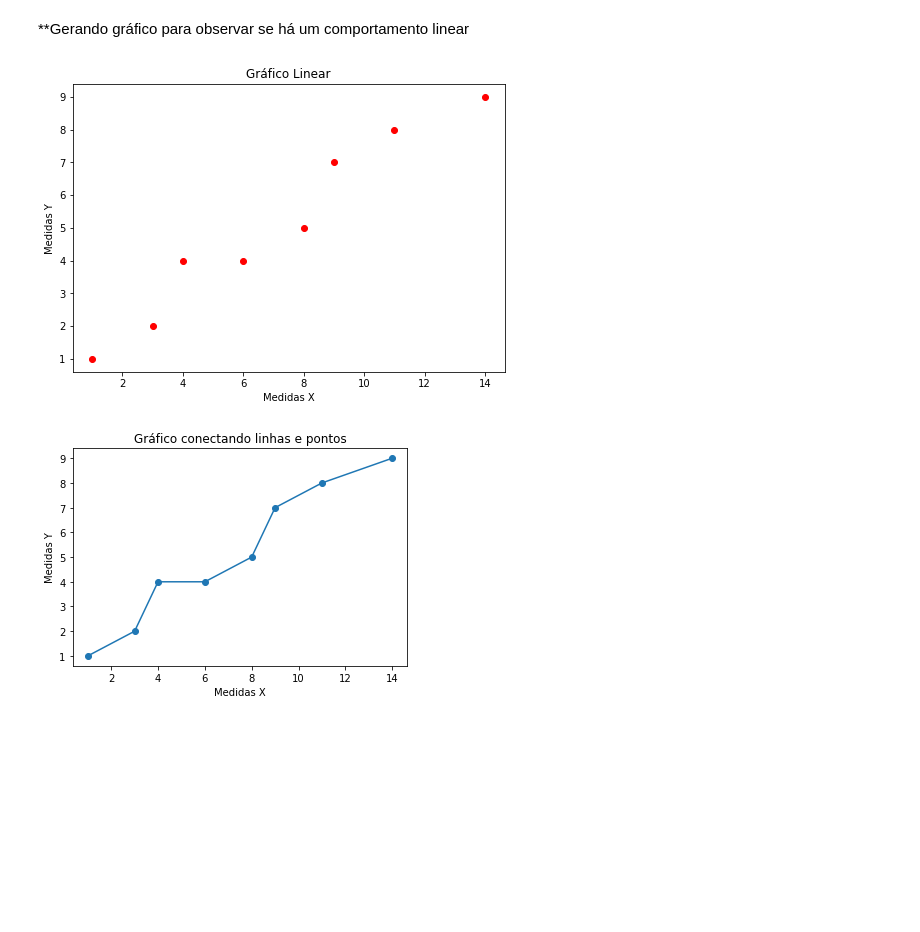
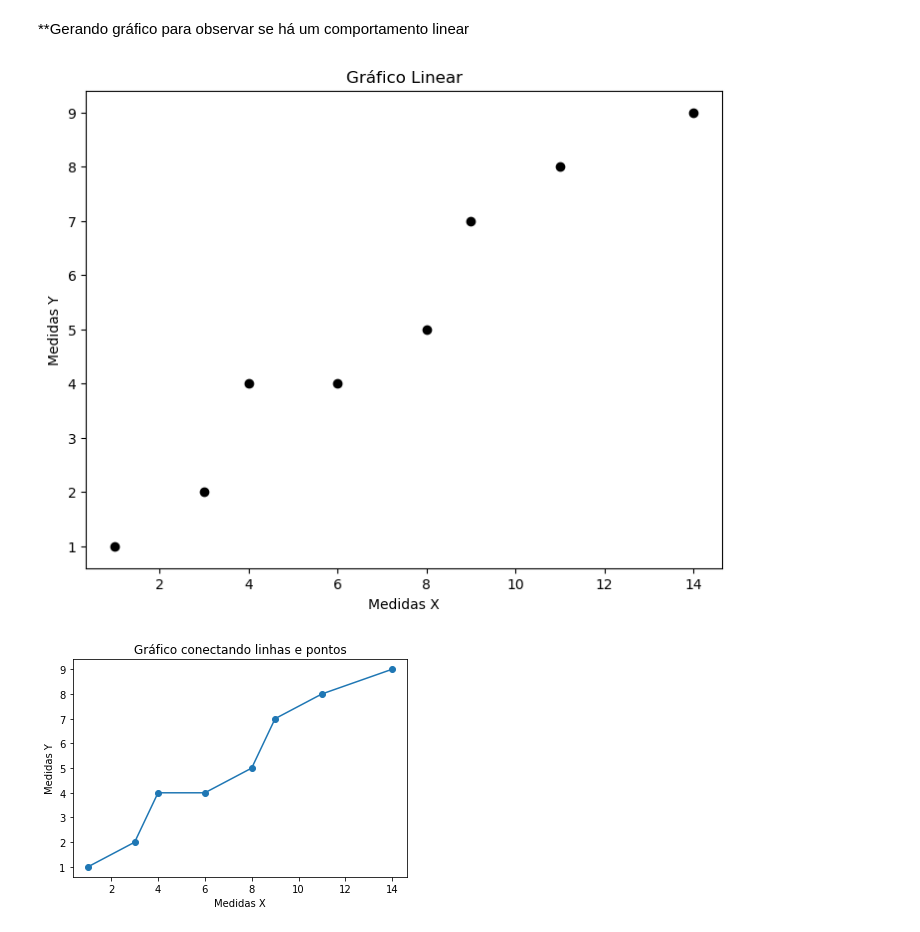
Before and after one commit to wand2020/M-todo-dos-m-nimos-quadrados, a Jupyter notebook: MMQ.ipynb, the cells around one changed output. Cells and saved outputs as stored; diff of their text form; code cells hidden in the pictures; blank space fills up the shorter version.

Commit message:
Definindo a função gráfico

```diff
--- a/MMQ.ipynb
+++ b/MMQ.ipynb
@@ -10,18 +21,30 @@ Yi=np.array([1,2,4,4,5,7,8,9])
 # %% [markdown]
 **Gerando gráfico para observar se há um comportamento linear
-# %%
-#Uma vez havendo um comportamento próximo ao linear pode aplicar-se o MMQ para ajuste linear
-import matplotlib.pyplot as plt
-fig=plt.figure()
-ax=fig.add_axes([0,0,1,1])
-ax.scatter(Xi, Yi, color='r')
-#ax.scatter(grades_range, boys_grades, color='b')
-ax.set_xlabel('Medidas X')
-ax.set_ylabel('Medidas Y')
-ax.set_title('Gráfico Linear')
-plt.show()
-# %% [output]
-[figure, removed]
+# %%
+# Definindo a função gráfico
+# O único argumento extritamente necessário é a lista
+# lista de pontos.
+def grafico(
+  pontos,
+  titulo_grafico="Gráfico Linear",
+  titulo_x="Medidas X",
+  titulo_y="Medidas Y",
+  cor_pontos="black"
+):
+  fig = plt.figure()
+  ax = fig.add_axes([0, 0, 1, 1])
+  ax.scatter(x = pontos[:, 0], y = pontos[:, 1], color = cor_pontos)
+  plt.title(titulo_grafico)
+  plt.xlabel(titulo_x)
+  plt.ylabel(titulo_y)
+  plt.show()
+# %%
+# Chamando a função gráfico.
+# Os argumentos devem ser colocados na ordem que
+# foram definidos acima!
+grafico(pontos)
+# %% [output]
+[figure, added]
 # %%
 # Gráfico conectando linhas e pontos
 plt.title("Gráfico conectando linhas e pontos")
```
Also changed, not shown: parts of 3 cells of this notebook.
